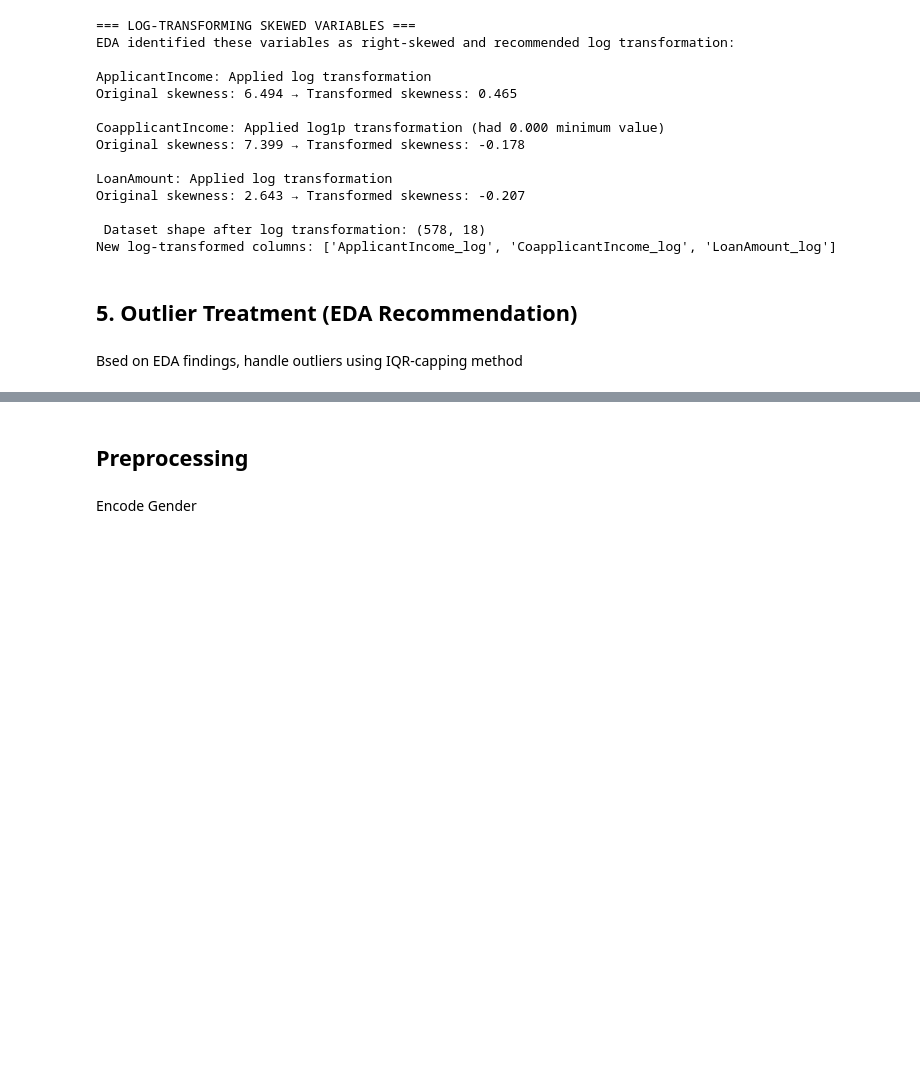
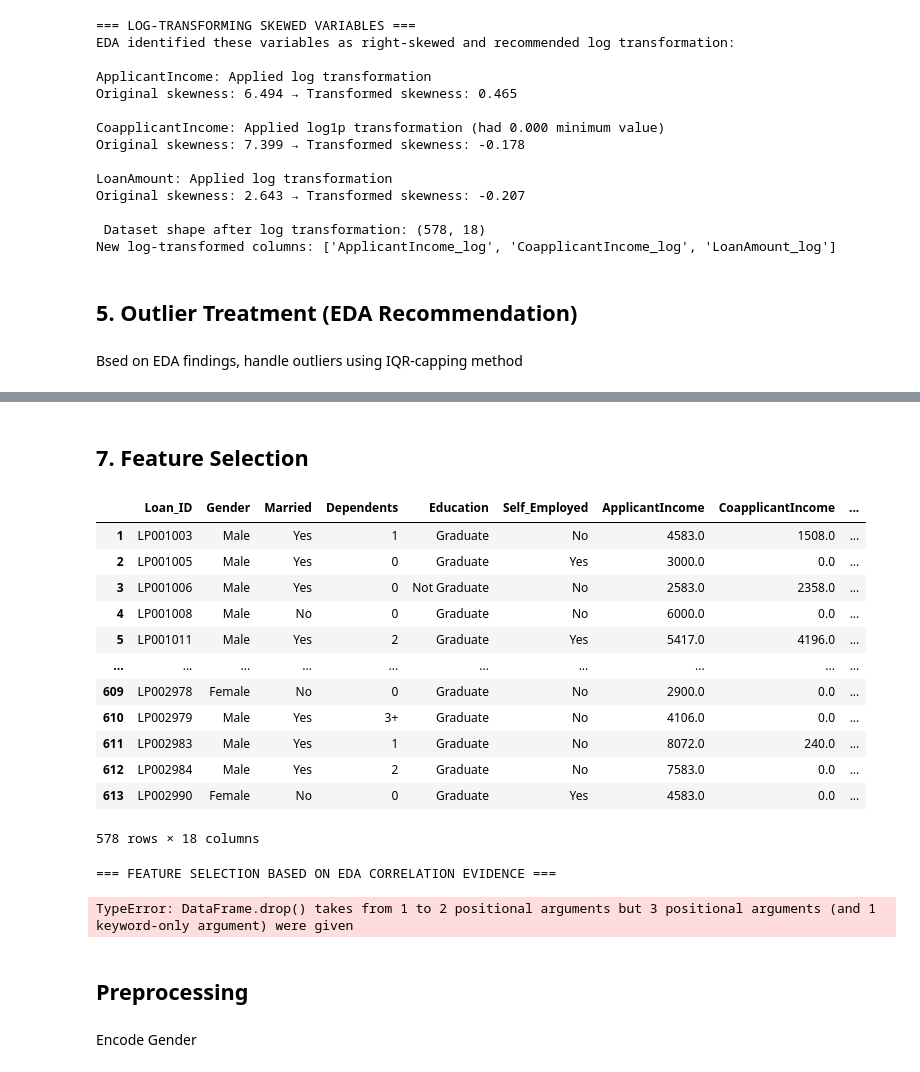
Before and after one commit to KudoroEsther/Files_Backend, a Jupyter notebook: HomeLoan_Preprocessing.ipynb, the cells around one changed output, grey strips where cells are left out. Saved outputs shown, nothing was run; the diff lists cells and outputs as text; code cells hidden in the pictures; blank space fills up the shorter version.

Commit message:
Loan

```diff
--- a/HomeLoan_Preprocessing.ipynb
+++ b/HomeLoan_Preprocessing.ipynb
@@ -105,6 +108,12 @@ df.dropna(subset=["Loan_Amount_Term"], inplace=True)
 df["Gender"] = df['Gender'].fillna(df["Gender"].mode().iloc[0])
 df["Married"] = df['Married'].fillna(df["Married"].mode().iloc[0])
 df["Self_Employed"] = df['Self_Employed'].fillna(df["Self_Employed"].mode().iloc[0])
+df["Dependents"] = df['Dependents'].fillna(df["Dependents"].mode().iloc[0])
 
-df["Dependents"] = df['Dependents'].fillna(df["Dependents"].median())
 df["Credit_History"] = df['Credit_History'].fillna(df["Credit_History"].median())
+# %%
+be = BinaryEncoder()
+le = LabelEncoder()
+# %%
+df["Loan_Status"] = le.fit_transform(df["Loan_Status"])
+df[["Loan_Status"]]
@@ -111,5 +134,5 @@ df["Credit_History"] = df['Credit_History'].fillna(df["Credit_History"].median()
 # %%
-df["Loan_Status_Int"] = (df["Loan_Status"] == 'Y').astype(int)
+# df["Loan_Status_Int"] = (df["Loan_Status"] == 'Y').astype(int)
 # %%
 def map_credit_history_category(c):
     """
@@ -362,3 +423,29 @@ LoanAmount_log: Capped 34 outliers
+# %% [markdown]
+## 7. Feature Selection
+# %%
+df_processed
+# %% [output]
+|  | Loan_ID | Gender | Married | Dependents | Education | Self_Employed | ApplicantIncome | CoapplicantIncome | ... |
+| 1 | LP001003 | Male | Yes | 1 | Graduate | No | 4583.0 | 1508.0 | ... |
+| 2 | LP001005 | Male | Yes | 0 | Graduate | Yes | 3000.0 | 0.0 | ... |
+| 3 | LP001006 | Male | Yes | 0 | Not Graduate | No | 2583.0 | 2358.0 | ... |
+| 4 | LP001008 | Male | No | 0 | Graduate | No | 6000.0 | 0.0 | ... |
+| 5 | LP001011 | Male | Yes | 2 | Graduate | Yes | 5417.0 | 4196.0 | ... |
+| ... | ... | ... | ... | ... | ... | ... | ... | ... | ... |
+| 609 | LP002978 | Female | No | 0 | Graduate | No | 2900.0 | 0.0 | ... |
+| 610 | LP002979 | Male | Yes | 3+ | Graduate | No | 4106.0 | 0.0 | ... |
+| 611 | LP002983 | Male | Yes | 1 | Graduate | No | 8072.0 | 240.0 | ... |
+| 612 | LP002984 | Male | Yes | 2 | Graduate | No | 7583.0 | 0.0 | ... |
+| 613 | LP002990 | Female | No | 0 | Graduate | Yes | 4583.0 | 0.0 | ... |
+578 rows × 18 columns
+# %%
+# Feature selection based on EDA correlation evidence
+print("=== FEATURE SELECTION BASED ON EDA CORRELATION EVIDENCE ===")
+
+X = df_processed.drop("Loan_Status" axis=1)
+# %% [output]
+=== FEATURE SELECTION BASED ON EDA CORRELATION EVIDENCE ===
+TypeError: DataFrame.drop() takes from 1 to 2 positional arguments but 3 positional arguments (and 1 keyword-only argument) were given
 # %% [markdown]
 ## Preprocessing
 # %% [markdown]
```
Also changed, not shown: parts of 10 cells of this notebook, 1 other file.
